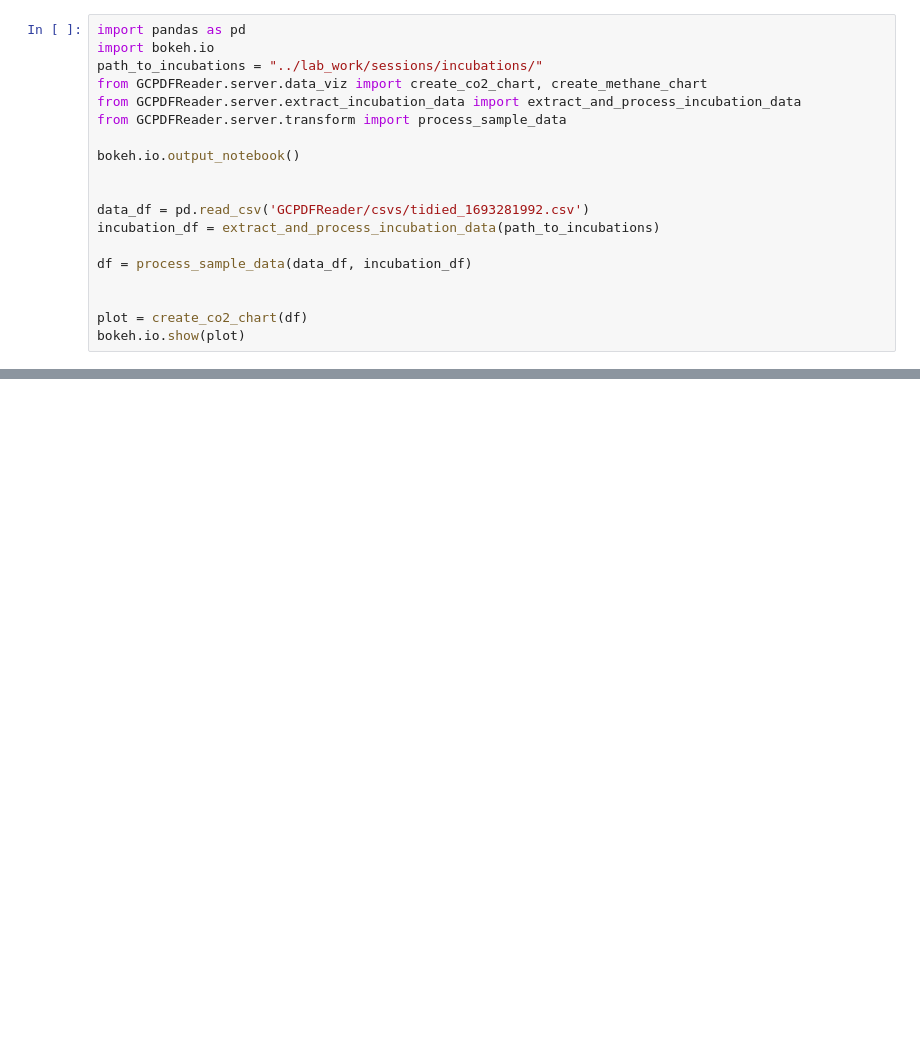
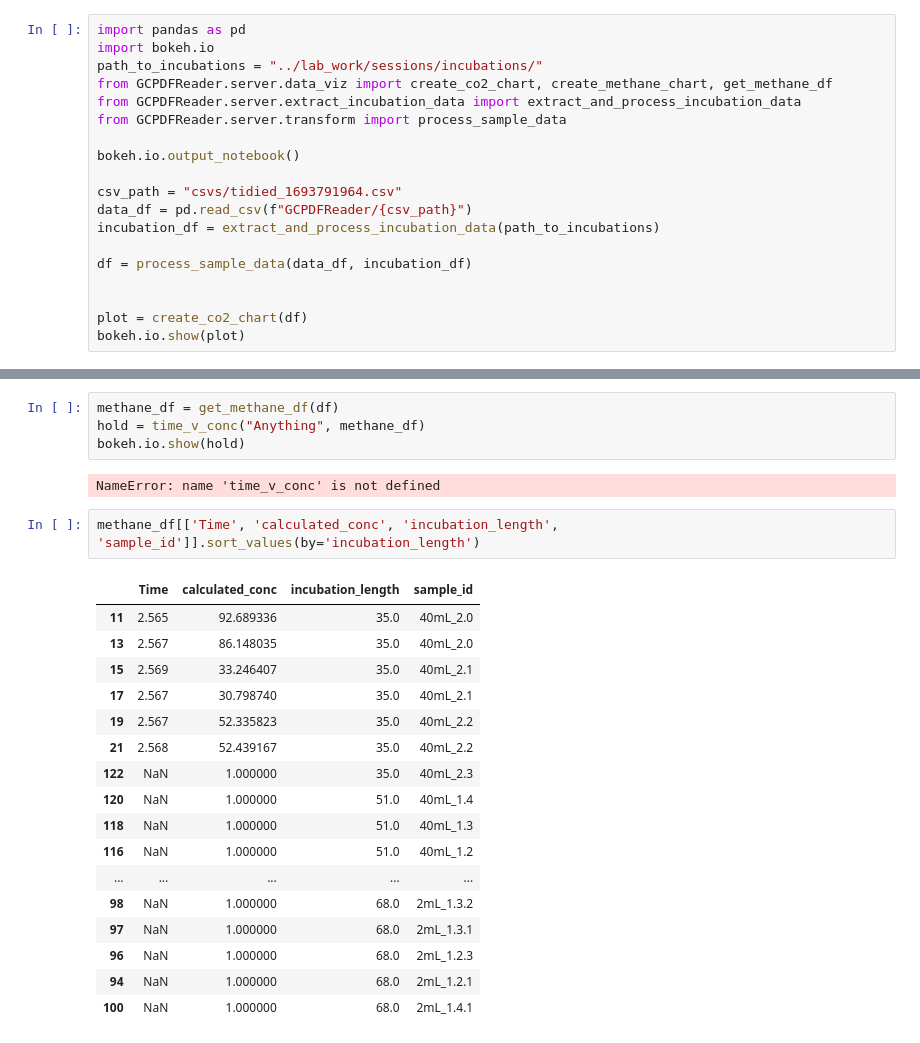
Before and after one commit to MDunitz/gctcd, a Jupyter notebook: scripts/initial_data_exploration.ipynb, the cells around one changed output, grey strips where cells are left out. Saved outputs shown, nothing was run; the diff lists cells and outputs as text; blank space fills up the shorter version.

```diff
--- a/scripts/initial_data_exploration.ipynb
+++ b/scripts/initial_data_exploration.ipynb
@@ -2,14 +2,14 @@
 import pandas as pd
 import bokeh.io
 path_to_incubations = "../lab_work/sessions/incubations/"
-from GCPDFReader.server.data_viz import create_co2_chart, create_methane_chart
+from GCPDFReader.server.data_viz import create_co2_chart, create_methane_chart, get_methane_df
 from GCPDFReader.server.extract_incubation_data import extract_and_process_incubation_data
 from GCPDFReader.server.transform import process_sample_data
 
 bokeh.io.output_notebook()
 
-
-data_df = pd.read_csv('GCPDFReader/csvs/tidied_1693281992.csv')
+csv_path = "csvs/tidied_1693791964.csv"
+data_df = pd.read_csv(f"GCPDFReader/{csv_path}")
 incubation_df = extract_and_process_incubation_data(path_to_incubations)
 
 df = process_sample_data(data_df, incubation_df)
@@ -46,0 +117,26 @@ Name: Area, dtype: float64
+# %%
+methane_df = get_methane_df(df)
+hold = time_v_conc("Anything", methane_df)
+bokeh.io.show(hold)
+# %% [output]
+NameError: name 'time_v_conc' is not defined
+# %%
+methane_df[['Time', 'calculated_conc', 'incubation_length', 'sample_id']].sort_values(by='incubation_length')
+# %% [output]
+|  | Time | calculated_conc | incubation_length | sample_id |
+| 11 | 2.565 | 92.689336 | 35.0 | 40mL_2.0 |
+| 13 | 2.567 | 86.148035 | 35.0 | 40mL_2.0 |
+| 15 | 2.569 | 33.246407 | 35.0 | 40mL_2.1 |
+| 17 | 2.567 | 30.798740 | 35.0 | 40mL_2.1 |
+| 19 | 2.567 | 52.335823 | 35.0 | 40mL_2.2 |
+| 21 | 2.568 | 52.439167 | 35.0 | 40mL_2.2 |
+| 122 | NaN | 1.000000 | 35.0 | 40mL_2.3 |
+| 120 | NaN | 1.000000 | 51.0 | 40mL_1.4 |
+| 118 | NaN | 1.000000 | 51.0 | 40mL_1.3 |
+| 116 | NaN | 1.000000 | 51.0 | 40mL_1.2 |
+| ... | ... | ... | ... | ... |
+| 98 | NaN | 1.000000 | 68.0 | 2mL_1.3.2 |
+| 97 | NaN | 1.000000 | 68.0 | 2mL_1.3.1 |
+| 96 | NaN | 1.000000 | 68.0 | 2mL_1.2.3 |
+| 94 | NaN | 1.000000 | 68.0 | 2mL_1.2.1 |
+| 100 | NaN | 1.000000 | 68.0 | 2mL_1.4.1 |
```
Also changed, not shown: parts of 6 cells of this notebook, 5 other files.
